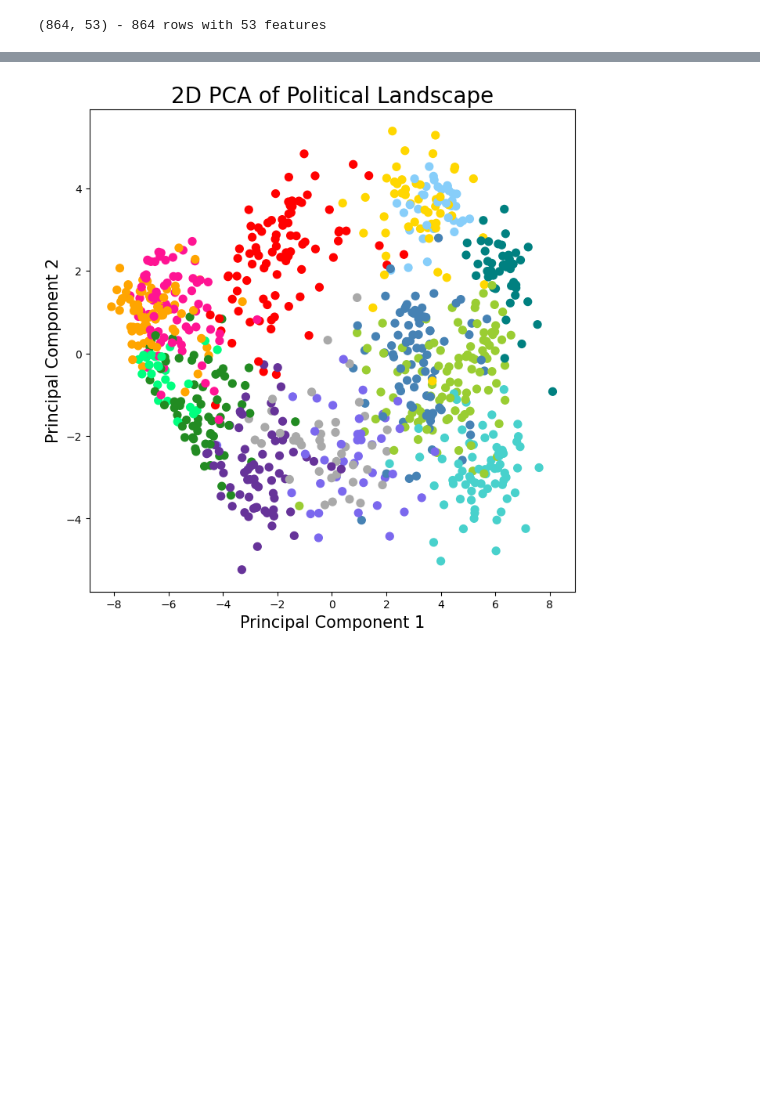
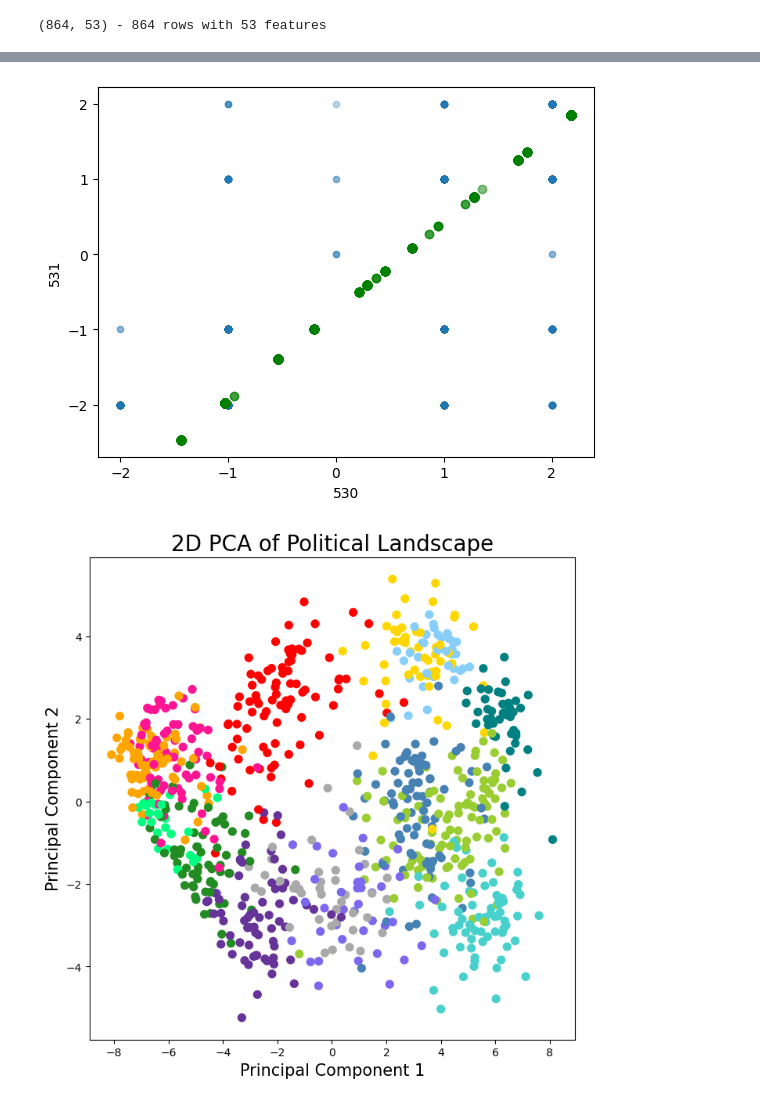
Before and after one commit to maxim-zavidei/viauc-mal1-a23, a Jupyter notebook: assignment4/assignment4-solution.ipynb, the cells around one changed output, grey strips where cells are left out. Saved outputs shown, nothing was run; the diff lists cells and outputs as text; code cells hidden in the pictures; blank space fills up the shorter version.

```diff
--- a/assignment4/assignment4-solution.ipynb
+++ b/assignment4/assignment4-solution.ipynb
@@ -74,13 +74,15 @@ plt.show()
 # %%
 # 1D visualization of PCA
 # (first 2 columns of iris)
-xy = dict(zip('xy', iris_df.columns[:2]))
-X = iris_df.iloc[:,:2]
+xy = dict(zip('xy', df.columns[:2]))
+X = df.iloc[:,:2]
 X.plot(kind='scatter', **xy, alpha=.3)
 pca1 = decomposition.PCA(n_components=1)
 res = pca1.fit_transform(X)
 flat = pca1.inverse_transform(res)
 plt.scatter(flat[:, 0], flat[:, 1], c='g', alpha=.5);
+# %% [output]
+[figure, added]
 # %%
 df = pd.read_excel('alldata.xlsx', engine='openpyxl')
 
```
Also changed, not shown: parts of 3 cells of this notebook.
